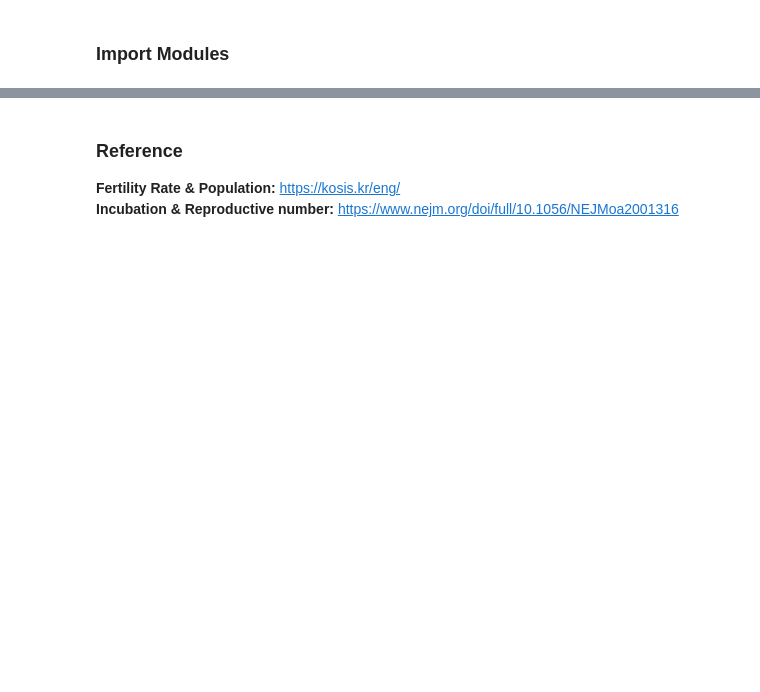
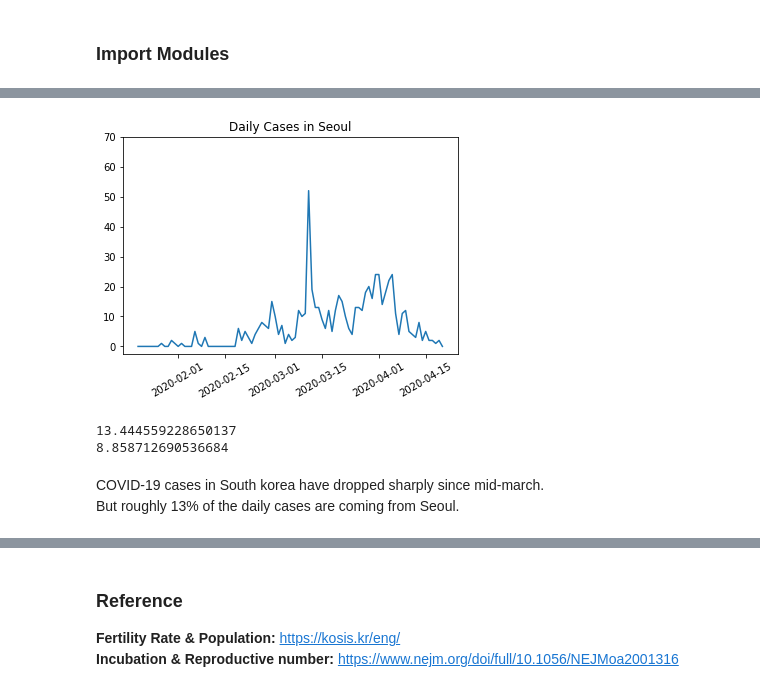
Before and after one commit to jaewon415/BD-Compartmental-Model, a Jupyter notebook: Code/Mathematical Model - SEIR.ipynb, the cells around one changed output, grey strips where cells are left out. Saved outputs shown, nothing was run; the diff lists cells and outputs as text; code cells hidden in the pictures; blank space fills up the shorter version.

```diff
--- a/Code/Mathematical Model - SEIR.ipynb
+++ b/Code/Mathematical Model - SEIR.ipynb
@@ -19,0 +63,21 @@ from scipy import integrate
+# %%
+Seoul = time_province_df[time_province_df["province"] == "Seoul"][["confirmed"]].diff().fillna(0)
+
+plt.plot(Seoul)
+plt.title("Daily Cases in Seoul")
+plt.yticks(np.arange(0, max(Seoul["confirmed"]) * 1.5, 10))
+plt.xticks(rotation = 30)
+plt.show()
+# %% [output]
+[figure, added]
+# %%
+# The percentage of confirmed cases in Seoul
+perc_seoul = Seoul.loc["2020-04-10":,] * 100 / daily_time_df.loc["2020-04-10":,["confirmed"]]
+print(np.mean(perc_seoul["confirmed"]))
+print(np.std(perc_seoul["confirmed"]))
+# %% [output]
+13.444559228650137
+8.858712690536684
+# %% [markdown]
+COVID-19 cases in South korea have dropped sharply since mid-march. <br>
+But roughly 13% of the daily cases are coming from Seoul.
```
Also changed, not shown: parts of 17 cells of this notebook, 14 other files.
